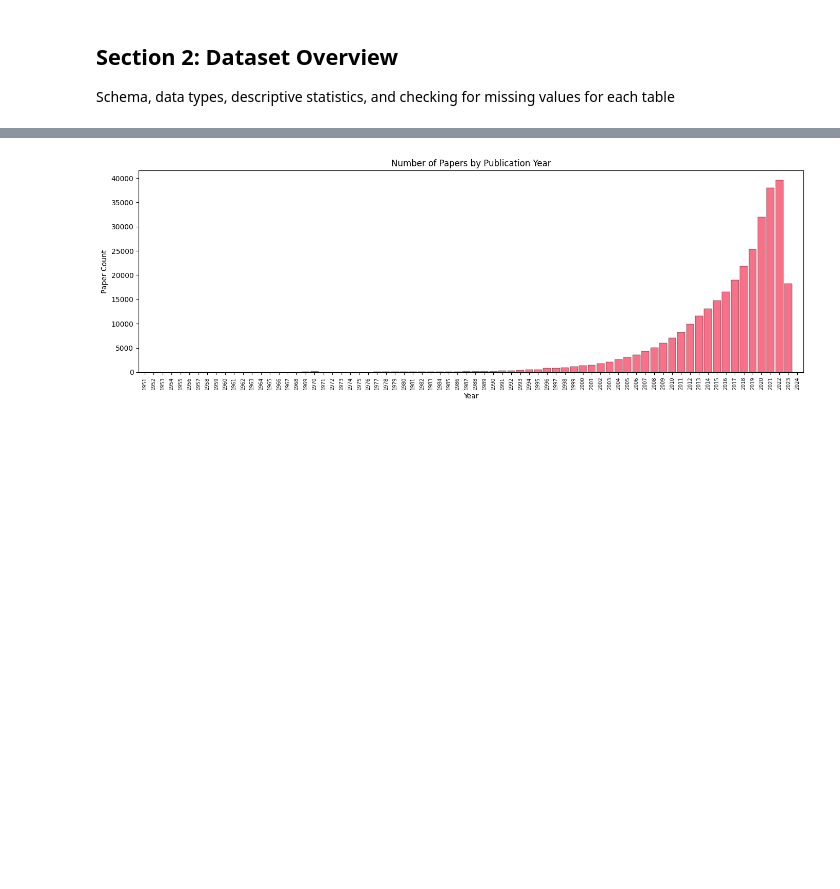
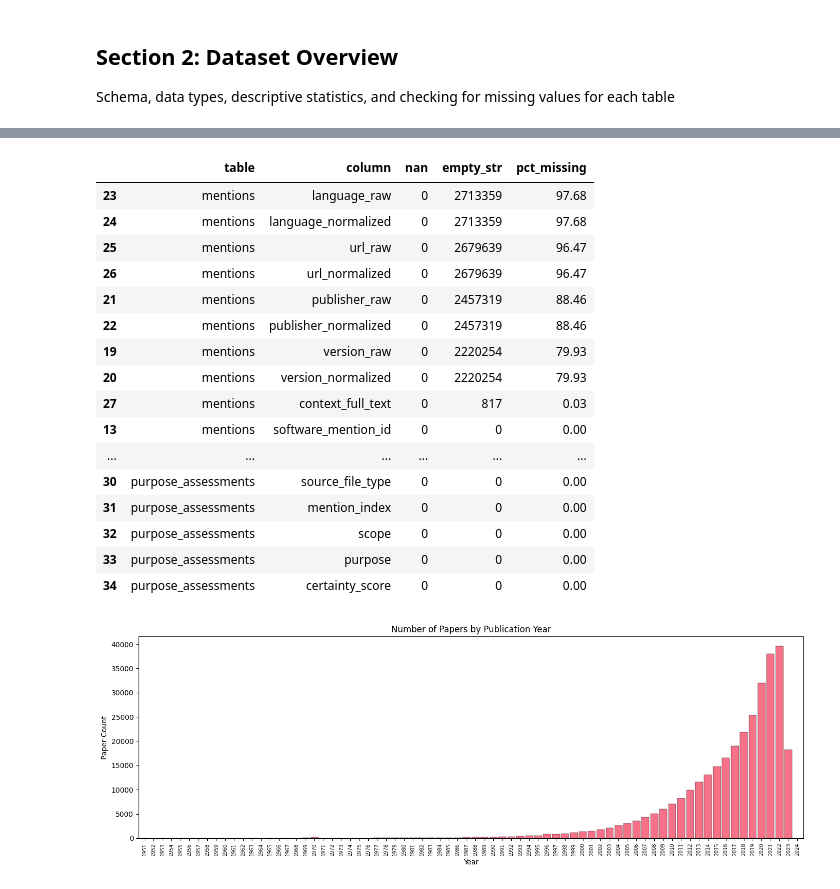
Before and after one commit to kierangivens/softcite-extractions-oa, a Jupyter notebook: softcite_analysis.ipynb, the cells around one changed output, grey strips where cells are left out. Cells and saved outputs as stored; diff of their text form; code cells hidden in the pictures; blank space fills up the shorter version.

Commit message:
Missing value audit

```diff
--- a/softcite_analysis.ipynb
+++ b/softcite_analysis.ipynb
@@ -203,6 +203,50 @@ memory usage: 1.3 GB
 | 50% | NaN | 1.164916e+07 | NaN | 1.200000e+01 | NaN | NaN | 2.143979e-04 |
 | 75% | NaN | 1.764336e+07 | NaN | 4.300000e+01 | NaN | NaN | 9.945893e-01 |
 | max | NaN | 2.376239e+07 | NaN | 3.216100e+04 | NaN | NaN | 9.999987e-01 |
+# %%
+def missing_report(df, name):
+    total = len(df)
+    rows = []
+    for col in df.columns:
+        s = df[col]
+        nan_ct = s.isna().sum()
+        if s.dtype == object or pd.api.types.is_string_dtype(s):
+            empty_ct = (s.astype("string").str.strip() == "").sum()
+        else:
+            empty_ct = 0
+        rows.append({
+            "table": name,
+            "column": col,
+            "nan": int(nan_ct),
+            "empty_str": int(empty_ct),
+            "pct_missing": round((nan_ct + empty_ct) / total * 100, 2),
+        })
+    return pd.DataFrame(rows)
+
+missing_papers   = missing_report(papers_df,  "papers")
+missing_mentions = missing_report(mentions_df, "mentions")
+missing_purpose  = missing_report(purpose_df,  "purpose_assessments")
+
+missing_all = pd.concat([missing_papers, missing_mentions, missing_purpose], ignore_index=True)
+missing_all.sort_values(["table", "pct_missing"], ascending=[True, False])
+# %% [output]
+|  | table | column | nan | empty_str | pct_missing |
+| 23 | mentions | language_raw | 0 | 2713359 | 97.68 |
+| 24 | mentions | language_normalized | 0 | 2713359 | 97.68 |
+| 25 | mentions | url_raw | 0 | 2679639 | 96.47 |
+| 26 | mentions | url_normalized | 0 | 2679639 | 96.47 |
+| 21 | mentions | publisher_raw | 0 | 2457319 | 88.46 |
+| 22 | mentions | publisher_normalized | 0 | 2457319 | 88.46 |
+| 19 | mentions | version_raw | 0 | 2220254 | 79.93 |
+| 20 | mentions | version_normalized | 0 | 2220254 | 79.93 |
+| 27 | mentions | context_full_text | 0 | 817 | 0.03 |
+| 13 | mentions | software_mention_id | 0 | 0 | 0.00 |
+| ... | ... | ... | ... | ... | ... |
+| 30 | purpose_assessments | source_file_type | 0 | 0 | 0.00 |
+| 31 | purpose_assessments | mention_index | 0 | 0 | 0.00 |
+| 32 | purpose_assessments | scope | 0 | 0 | 0.00 |
+| 33 | purpose_assessments | purpose | 0 | 0 | 0.00 |
+| 34 | purpose_assessments | certainty_score | 0 | 0 | 0.00 |
 # %%
 fig, ax = plt.subplots(figsize=(14, 5))
 year_counts = papers_df['published_year'].dropna().astype(int)
```
Also changed, not shown: parts of 3 cells of this notebook.
